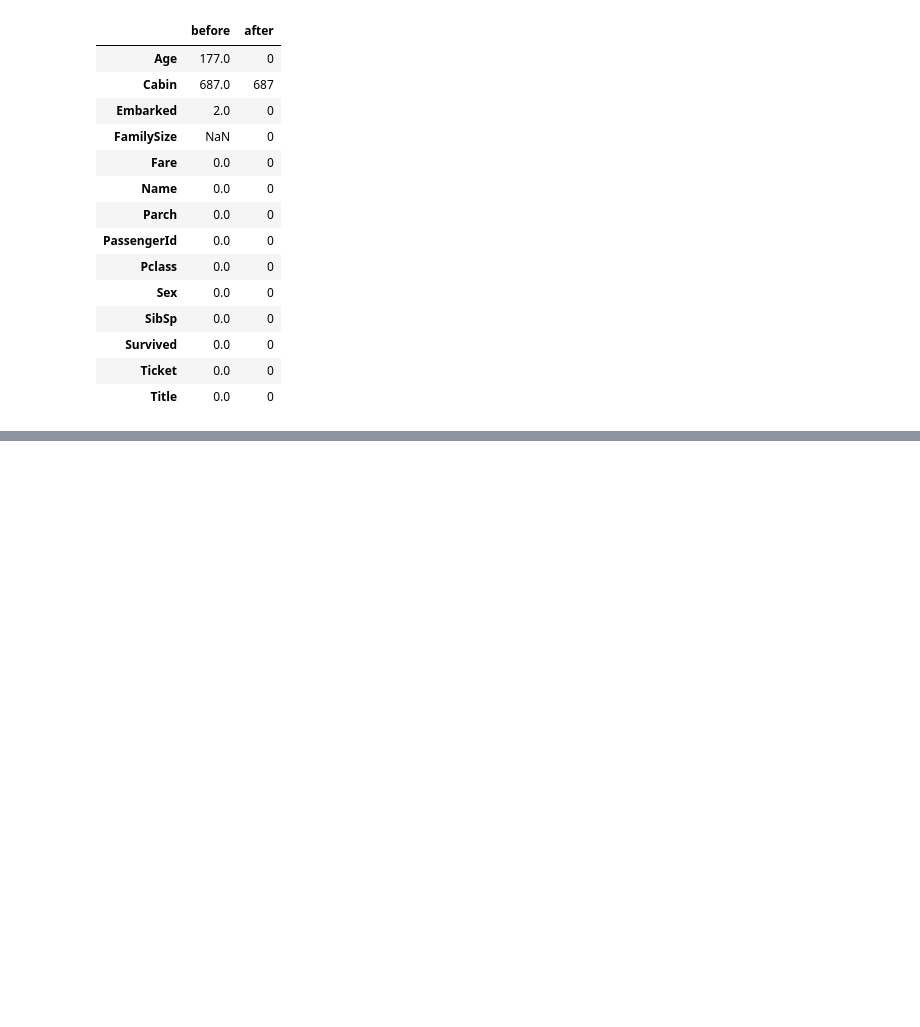
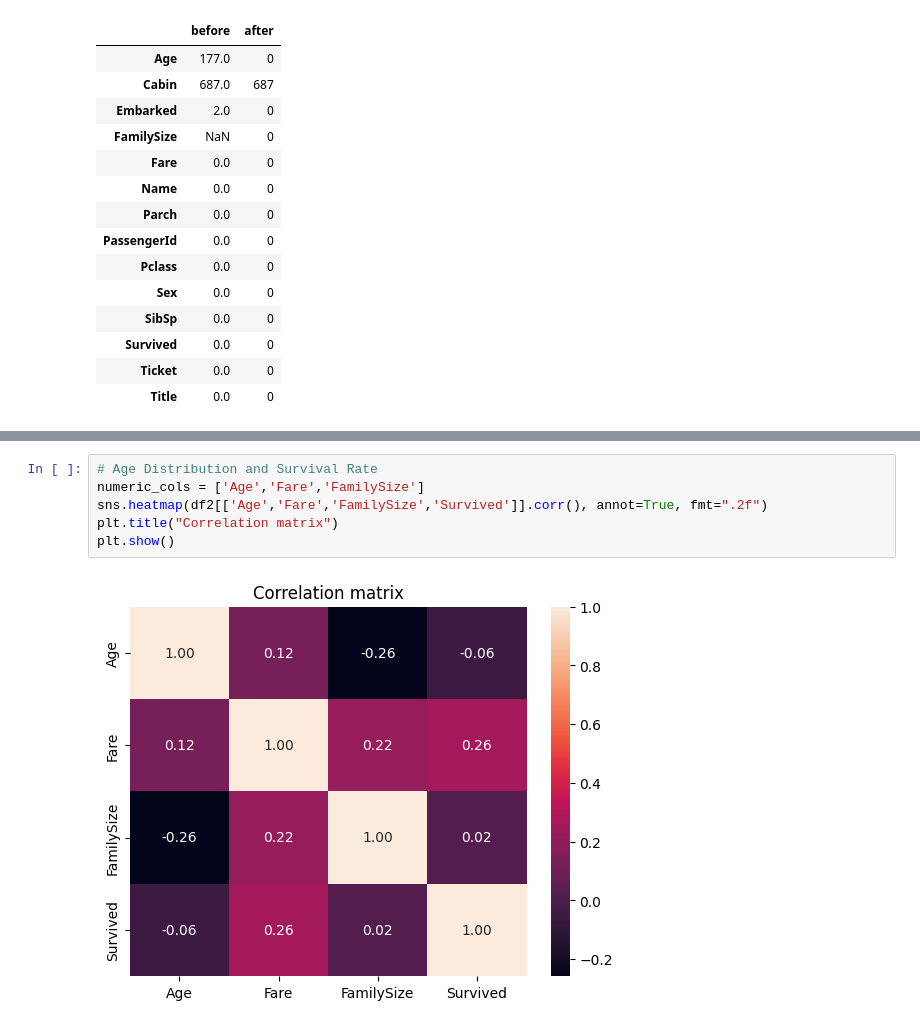
Before and after one commit to ByungkyuKang/ML_Portfolio, a Jupyter notebook: Machine_Learning_Projects/Titanic-Survival-Prediction/notebooks/titanic_preprocessing(data_from_kaggle).ipynb, the cells around one changed output, grey strips where cells are left out. Cells and saved outputs as stored; diff of their text form; blank space fills up the shorter version.

```diff
--- a/Machine_Learning_Projects/Titanic-Survival-Prediction/notebooks/titanic_preprocessing(data_from_kaggle).ipynb
+++ b/Machine_Learning_Projects/Titanic-Survival-Prediction/notebooks/titanic_preprocessing(data_from_kaggle).ipynb
@@ -119,0 +152,8 @@ pd.DataFrame({'before':before,'after':after})
+# %%
+# Age Distribution and Survival Rate
+numeric_cols = ['Age','Fare','FamilySize']
+sns.heatmap(df2[['Age','Fare','FamilySize','Survived']].corr(), annot=True, fmt=".2f")
+plt.title("Correlation matrix")
+plt.show()
+# %% [output]
+[figure, added]
```
Also changed, not shown: parts of 7 cells of this notebook, 3 other files.
